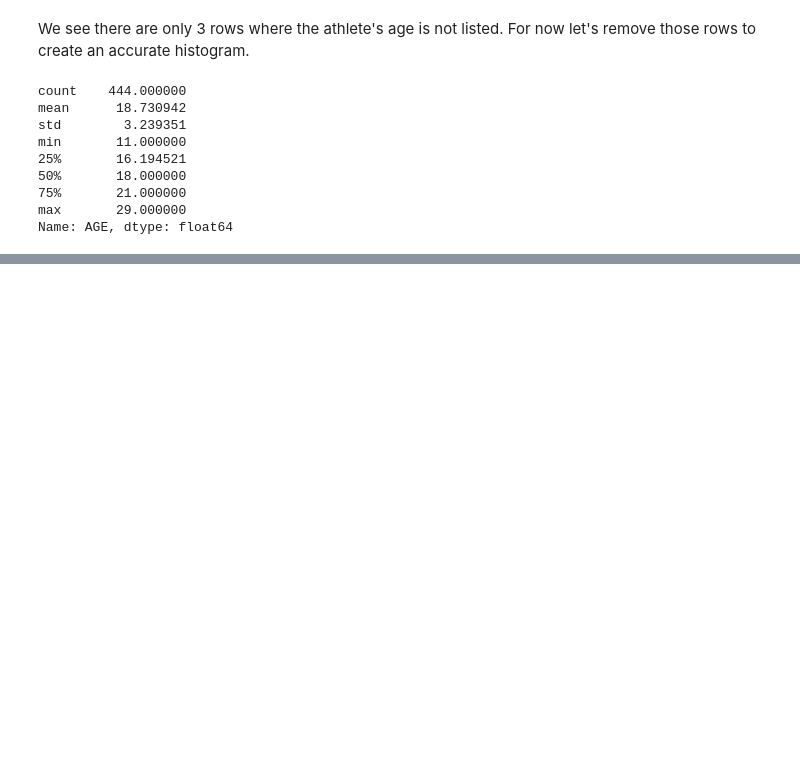
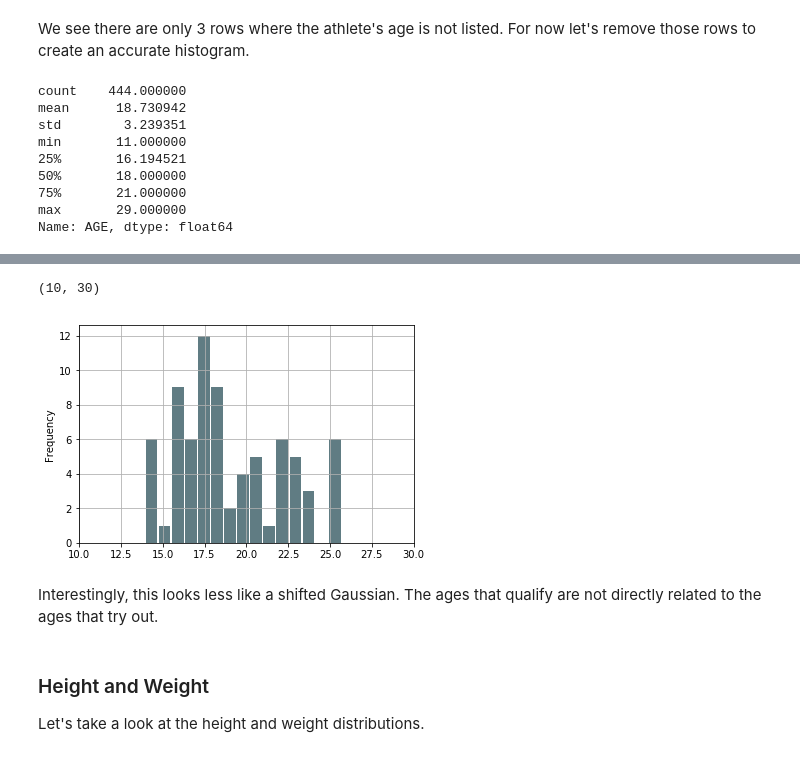
Before and after one commit to d-hasan/RBC-Training-Ground, a Jupyter notebook: rbc-training-ground.ipynb, the cells around one changed output, grey strips where cells are left out. Cells and saved outputs as stored; diff of their text form; code cells hidden in the pictures; blank space fills up the shorter version.

Commit message:
Analysis of age, weight, height

```diff
--- a/rbc-training-ground.ipynb
+++ b/rbc-training-ground.ipynb
@@ -85,0 +88,5 @@ Text(0.5,1,'Ages for 444 Athletes')
+# %%
+qualifiedResultsON = finalResults[finalResults.id.isin(qualifiedON.id)]
+# %%
+agesQlfd = qualifiedResultsON.AGE
+agesQlfd.describe()
@@ -85,0 +103,11 @@ Text(0.5,1,'Ages for 444 Athletes')
+# %%
+agesQlfd.plot.hist(grid=True, bins=15, rwidth=0.9, color='#607c83')
+plt.xlim(10,30)
+# %% [output]
+(10, 30)
+[figure, added]
+# %% [markdown]
+Interestingly, this looks less like a shifted Gaussian. The ages that qualify are not directly related to the ages that try out.
+# %% [markdown]
+### Height and Weight
+Let's take a look at the height and weight distributions.
```
Also changed, not shown: parts of 15 cells of this notebook.
